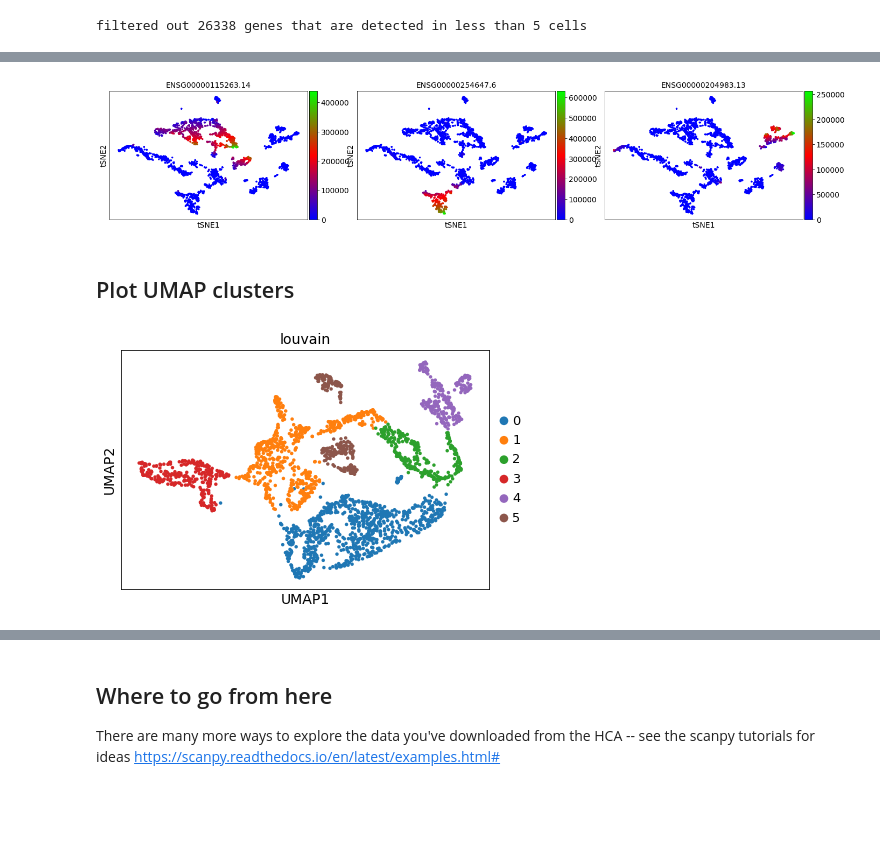
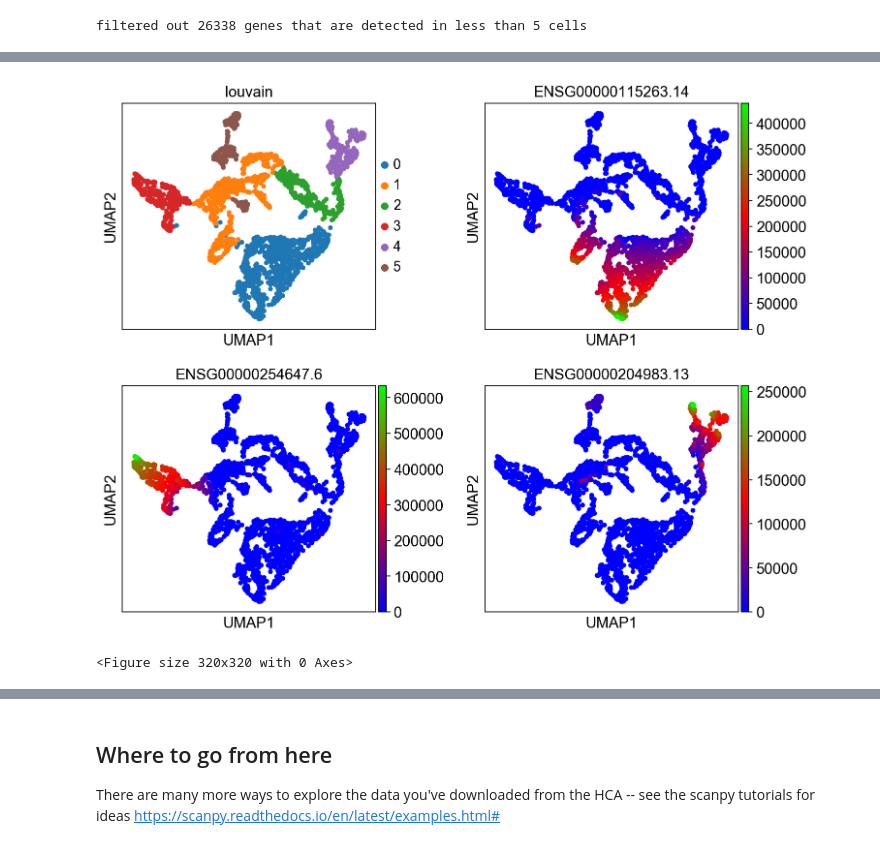
Before and after one commit to GenevieveHaliburton/scratch, a Jupyter notebook: hca_demo_scanpy.ipynb, the cells around one changed output, grey strips where cells are left out. Saved outputs shown, nothing was run; the diff lists cells and outputs as text; code cells hidden in the pictures; blank space fills up the shorter version.

```diff
--- a/hca_demo_scanpy.ipynb
+++ b/hca_demo_scanpy.ipynb
@@ -93,10 +102,6 @@ Other possible marker genes were filtered out in our preprocessing steps above (
 # %%
-sc.pl.tsne(adata, color=['ENSG00000115263.14', 'ENSG00000254647.6', 'ENSG00000204983.13']) ## GLC, INS, PRSS1
+sc.pl.umap(adata, color=['louvain', 'ENSG00000115263.14', 'ENSG00000254647.6', 'ENSG00000204983.13'], ncols=2, wspace=0.3)
+plt.tight_layout();
 # %% [output]
-[figure, old version]
+[figure, new version]
+<Figure size 320x320 with 0 Axes>
-# %% [markdown]
-## Plot UMAP clusters
-# %%
-sc.pl.umap(adata, color='louvain')
-# %% [output]
-[figure, removed]
```
Also changed, not shown: parts of 13 cells of this notebook.
